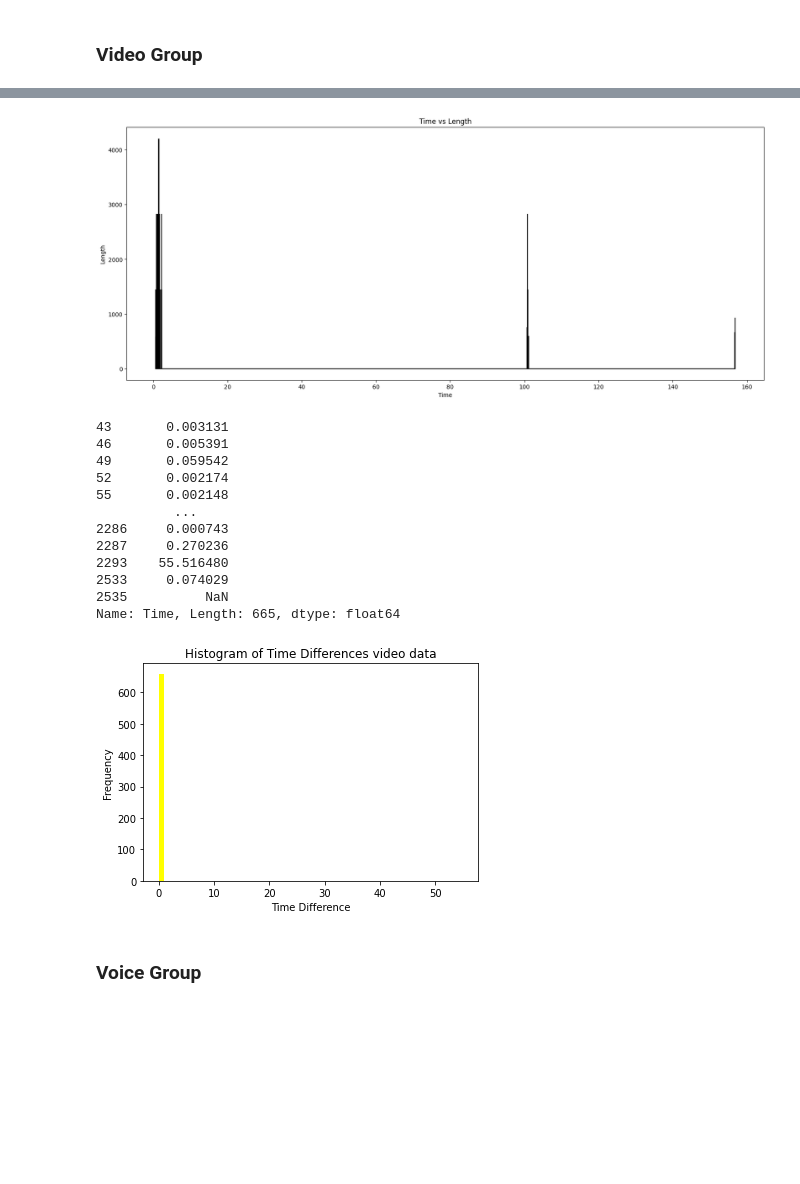
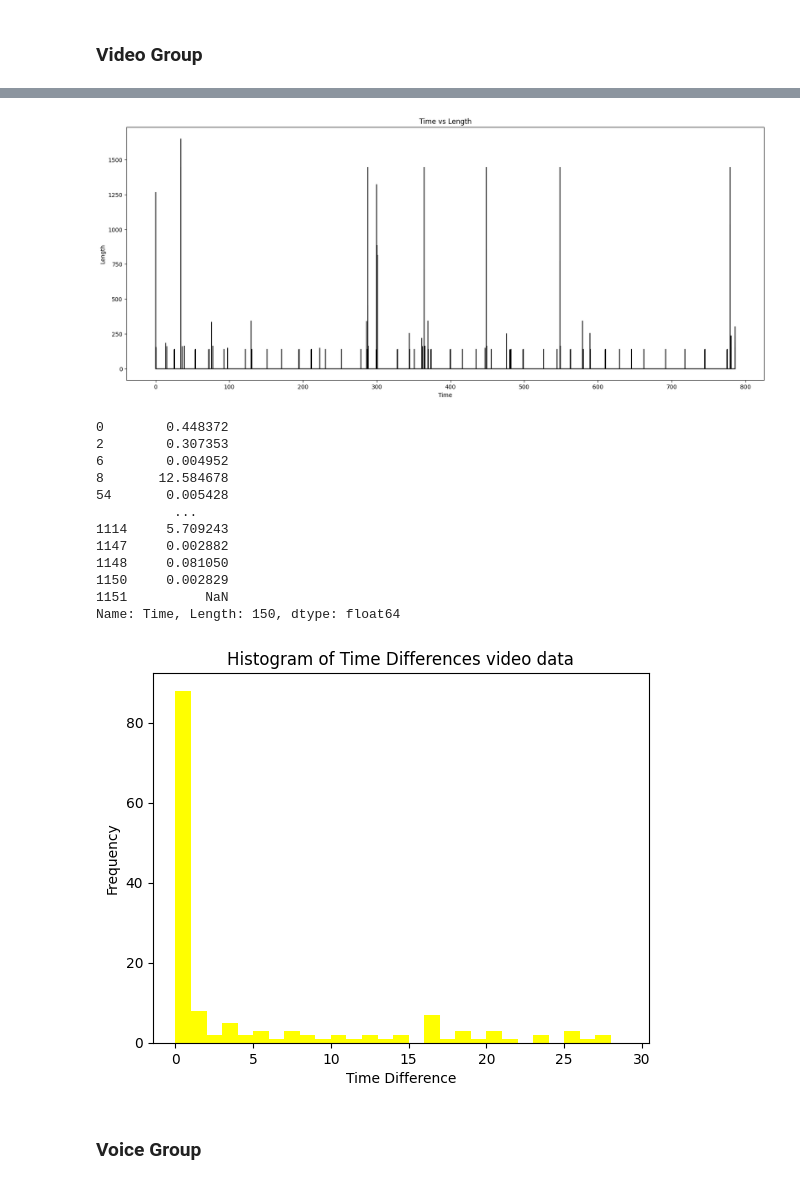
Before and after one commit to NoaAmichai/Computer_networks_final_project, a Jupyter notebook: project.ipynb, the cells around one changed output, grey strips where cells are left out. Drawn from its saved outputs; the diff is of its cells as text; code cells hidden in the pictures; blank space fills up the shorter version.

```diff
--- a/project.ipynb
+++ b/project.ipynb
@@ -72,6 +72,6 @@ plt.show()
 # %% [markdown]
 ### Video Group
 # %%
-video_data = pd.read_csv("video_data.csv", encoding='latin-1')
+video_data = pd.read_csv("filter by port = 443/video_data.csv", encoding='latin-1')
 video_data
 # %% [output]
@@ -92,5 +104,5 @@ plt.show()
 # %%
-filter_src_dst = video_data.loc[(video_data['Source']=='157.240.251.60') | (video_data['Destination']=='157.240.251.60')]
+filter_src_dst = video_data.loc[(video_data['Source']=='157.240.214.60') | (video_data['Destination']=='157.240.214.60')]
 filter_src_dst = filter_src_dst.loc[filter_src_dst['Length'] > 100]
 filter_src_dst
 # %% [output]
@@ -117,39 +129,39 @@ plt.ylabel('Length')
 plt.title('Time vs Length')
 plt.show()
 # %% [output]
-[figure, old version]
+[figure, new version]
 # %%
 video_time_diff = filter_src_dst['Time'].diff().shift(-1)
 video_time_diff
 # %% [output]
-43       0.003131
-46       0.005391
-49       0.059542
-52       0.002174
-55       0.002148
+0        0.448372
+2        0.307353
+6        0.004952
+8       12.584678
+54       0.005428
           ...
-2286     0.000743
-2287     0.270236
-2293    55.516480
-2533     0.074029
-2535          NaN
-Name: Time, Length: 665, dtype: float64
+1114     5.709243
+1147     0.002882
+1148     0.081050
+1150     0.002829
+1151          NaN
+Name: Time, Length: 150, dtype: float64
 # %%
-bins = range(0,56)
+bins = range(0,30)
 
 # Histogram
 plt.hist(video_time_diff, bins=bins,color= 'yellow')
 
 # Labels
 plt.xlabel('Time Difference')
 plt.ylabel('Frequency')
 
 # Title
 plt.title('Histogram of Time Differences video data')
 # Show plot
 plt.show()
 # %% [output]
-[figure, old version]
+[figure, new version]
 # %% [markdown]
 ### Voice Group
 # %%
```
Also changed, not shown: parts of 15 cells of this notebook, 1 other file.
